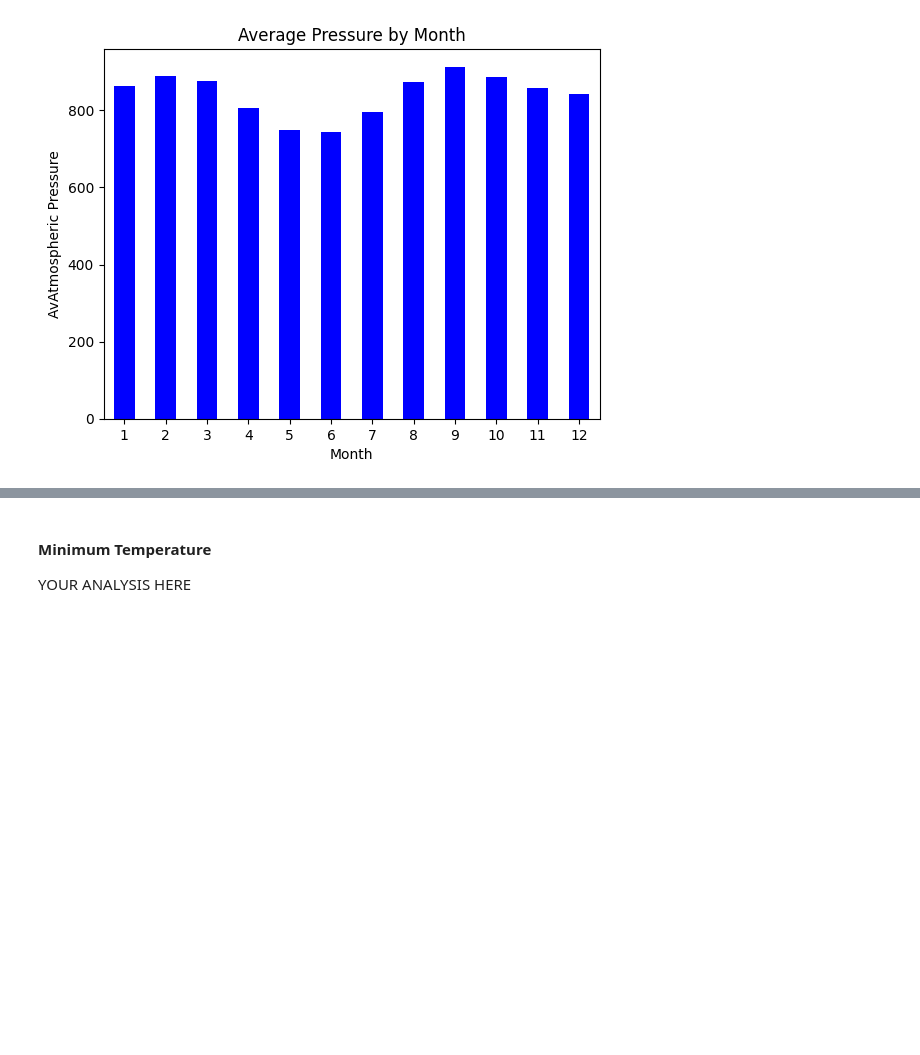
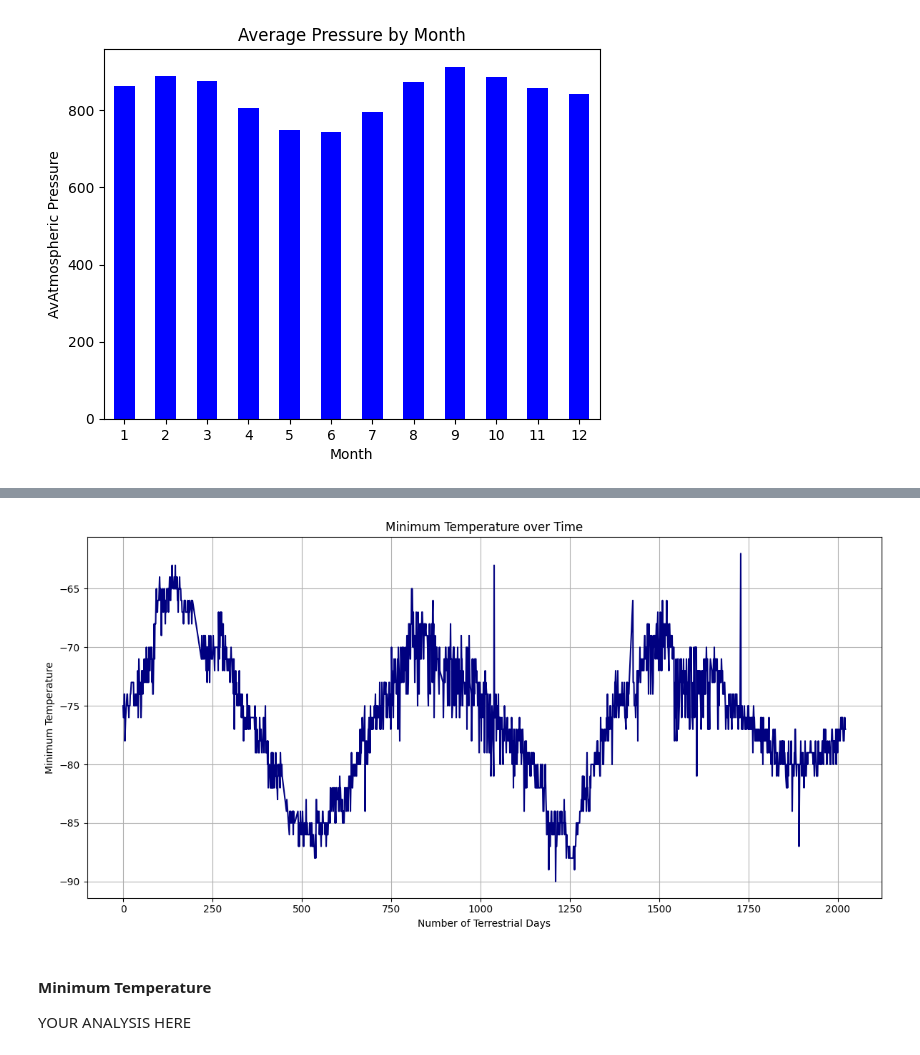
Before and after one commit to yslavcom-code/challenge-11-mars-scraping, a Jupyter notebook: part_2_mars_weather.ipynb, the cells around one changed output, grey strips where cells are left out. Cells and saved outputs as stored; diff of their text form; code cells hidden in the pictures; blank space fills up the shorter version.

```diff
--- a/part_2_mars_weather.ipynb
+++ b/part_2_mars_weather.ipynb
@@ -238,6 +238,23 @@ Highest pressure month: 9
 # %%
 # 5. How many terrestrial (Earth) days are there in a Martian year?
 # Visually estimate the result by plotting the daily minimum temperature of each observation in the data set.
+
+df['terrestrial_date'] = pd.to_datetime(df['terrestrial_date'])
+
+df_sorted = df.sort_values('terrestrial_date')
+
+df_sorted['days_since_first'] = (df_sorted['terrestrial_date'] - df_sorted['terrestrial_date'].min()).dt.days
+
+plt.figure(figsize=(12, 6))
+plt.plot(df_sorted['days_since_first'], df_sorted['min_temp'], linestyle='-', color='navy')
+plt.xlabel('Number of Terrestrial Days')
+plt.ylabel('Minimum Temperature')
+plt.title('Minimum Temperature over Time')
+plt.grid(True)
+plt.tight_layout()
+plt.show()
+# %% [output]
+[figure, added]
 # %% [markdown]
 #### Minimum Temperature
 YOUR ANALYSIS HERE
```
Also changed, not shown: parts of 2 cells of this notebook.
